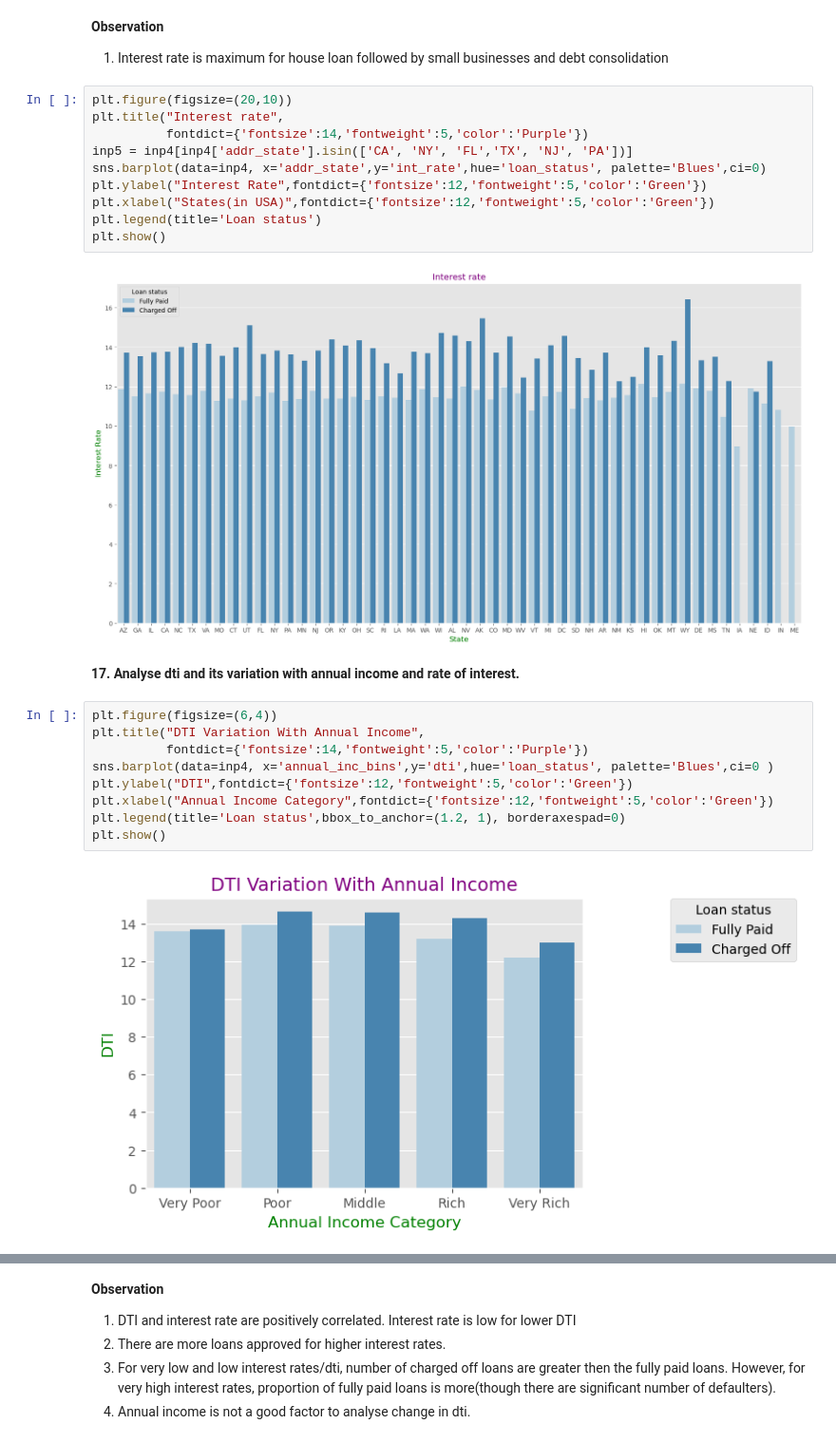
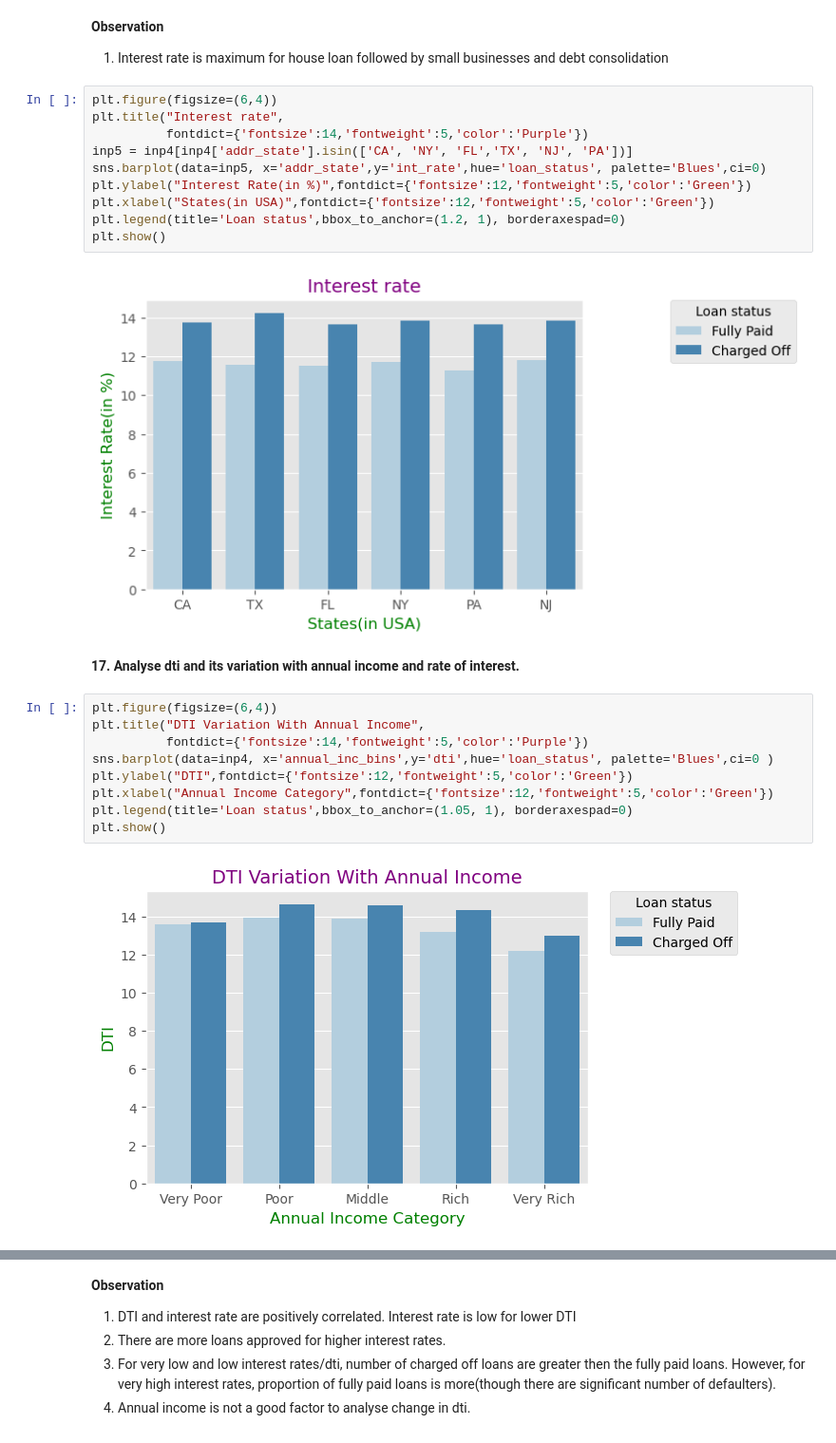
Before and after one commit to andrea-naz7/Lending_CaseStudy, a Jupyter notebook: Andrea_Shagun.ipynb, the cells around one changed output, grey strips where cells are left out. Shown at 95% size. Drawn from its saved outputs; the diff is of its cells as text.

```diff
--- a/Andrea_Shagun.ipynb
+++ b/Andrea_Shagun.ipynb
@@ -1448,30 +1465,30 @@ plt.show()
 **Observation**<br>
 1. Interest rate is maximum for house loan followed by small businesses and debt consolidation<br>
 # %%
-plt.figure(figsize=(20,10))
+plt.figure(figsize=(6,4))
 plt.title("Interest rate",
           fontdict={'fontsize':14,'fontweight':5,'color':'Purple'})
 inp5 = inp4[inp4['addr_state'].isin(['CA', 'NY', 'FL','TX', 'NJ', 'PA'])]
-sns.barplot(data=inp4, x='addr_state',y='int_rate',hue='loan_status', palette='Blues',ci=0)
-plt.ylabel("Interest Rate",fontdict={'fontsize':12,'fontweight':5,'color':'Green'})
+sns.barplot(data=inp5, x='addr_state',y='int_rate',hue='loan_status', palette='Blues',ci=0)
+plt.ylabel("Interest Rate(in %)",fontdict={'fontsize':12,'fontweight':5,'color':'Green'})
 plt.xlabel("States(in USA)",fontdict={'fontsize':12,'fontweight':5,'color':'Green'})
-plt.legend(title='Loan status')
+plt.legend(title='Loan status',bbox_to_anchor=(1.2, 1), borderaxespad=0)
 plt.show()
 # %% [output]
-[figure, old version]
+[figure, new version]
 # %% [markdown]
 **17. Analyse dti and its variation with annual income and rate of interest.**<br>
 # %%
 plt.figure(figsize=(6,4))
 plt.title("DTI Variation With Annual Income",
           fontdict={'fontsize':14,'fontweight':5,'color':'Purple'})
 sns.barplot(data=inp4, x='annual_inc_bins',y='dti',hue='loan_status', palette='Blues',ci=0 )
 plt.ylabel("DTI",fontdict={'fontsize':12,'fontweight':5,'color':'Green'})
 plt.xlabel("Annual Income Category",fontdict={'fontsize':12,'fontweight':5,'color':'Green'})
-plt.legend(title='Loan status',bbox_to_anchor=(1.2, 1), borderaxespad=0)
+plt.legend(title='Loan status',bbox_to_anchor=(1.05, 1), borderaxespad=0)
 plt.show()
 # %% [output]
-[figure, old version]
+[figure, new version]
 # %%
 plt.figure(figsize=(6,4))
 plt.title("DTI Variation With Interest rate",
```
Also changed, not shown: parts of 9 cells of this notebook.
